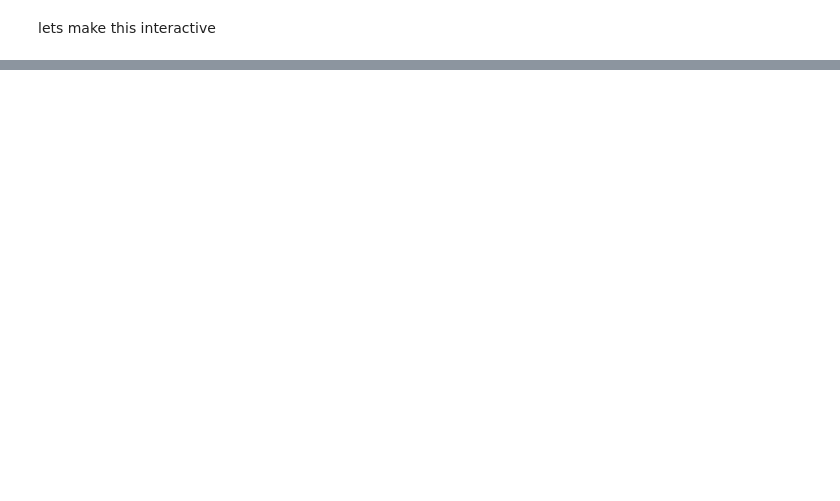
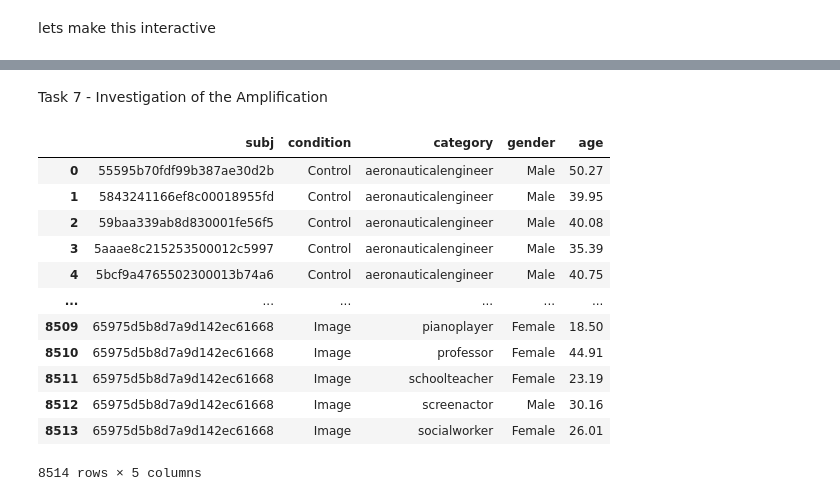
Before and after one commit to vassilismylo/Applied_ML, a Jupyter notebook: age_gender_distortion_ex2/age_gender_distortion_ex2.ipynb, the cells around one changed output, grey strips where cells are left out. Saved outputs shown, nothing was run; the diff lists cells and outputs as text; code cells hidden in the pictures; blank space fills up the shorter version.

Commit message:
completed task 4,5,6, investigating the amplification now

```diff
--- a/age_gender_distortion_ex2/age_gender_distortion_ex2.ipynb
+++ b/age_gender_distortion_ex2/age_gender_distortion_ex2.ipynb
@@ -437,0 +450,2 @@ chart.save("age_gender_interactive.html")
+# %%
+control = pd.read_csv('experiment_control.csv')
@@ -437,0 +637,6 @@ chart.save("age_gender_interactive.html")
+# %% [markdown]
+Task 7 - Investigation of the Amplification
+# %%
+control_clean = control[['subj', 'condition','category', 'gender', 'age']]
+# %%
+control_clean = control_clean[control_clean['gender'] != 'Not Sure']
@@ -437,0 +645,22 @@ chart.save("age_gender_interactive.html")
+# %%
+treatment_clean = treatment[treatment['gender'] != 'Not Sure']
+# %%
+all = pd.concat(
+    [control_clean, treatment_clean],
+    ignore_index=True
+)
+all
+# %% [output]
+|  | subj | condition | category | gender | age |
+| 0 | 55595b70fdf99b387ae30d2b | Control | aeronauticalengineer | Male | 50.27 |
+| 1 | 5843241166ef8c00018955fd | Control | aeronauticalengineer | Male | 39.95 |
+| 2 | 59baa339ab8d830001fe56f5 | Control | aeronauticalengineer | Male | 40.08 |
+| 3 | 5aaae8c215253500012c5997 | Control | aeronauticalengineer | Male | 35.39 |
+| 4 | 5bcf9a4765502300013b74a6 | Control | aeronauticalengineer | Male | 40.75 |
+| ... | ... | ... | ... | ... | ... |
+| 8509 | 65975d5b8d7a9d142ec61668 | Image | pianoplayer | Female | 18.50 |
+| 8510 | 65975d5b8d7a9d142ec61668 | Image | professor | Female | 44.91 |
+| 8511 | 65975d5b8d7a9d142ec61668 | Image | schoolteacher | Female | 23.19 |
+| 8512 | 65975d5b8d7a9d142ec61668 | Image | screenactor | Male | 30.16 |
+| 8513 | 65975d5b8d7a9d142ec61668 | Image | socialworker | Female | 26.01 |
+8514 rows × 5 columns
```
Also changed, not shown: parts of 38 cells of this notebook, 3 other files.
